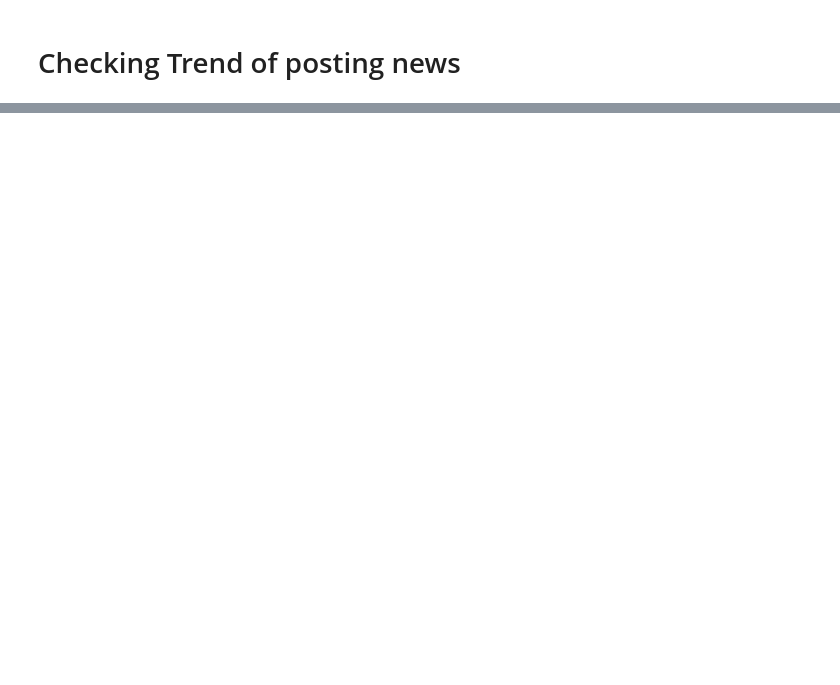
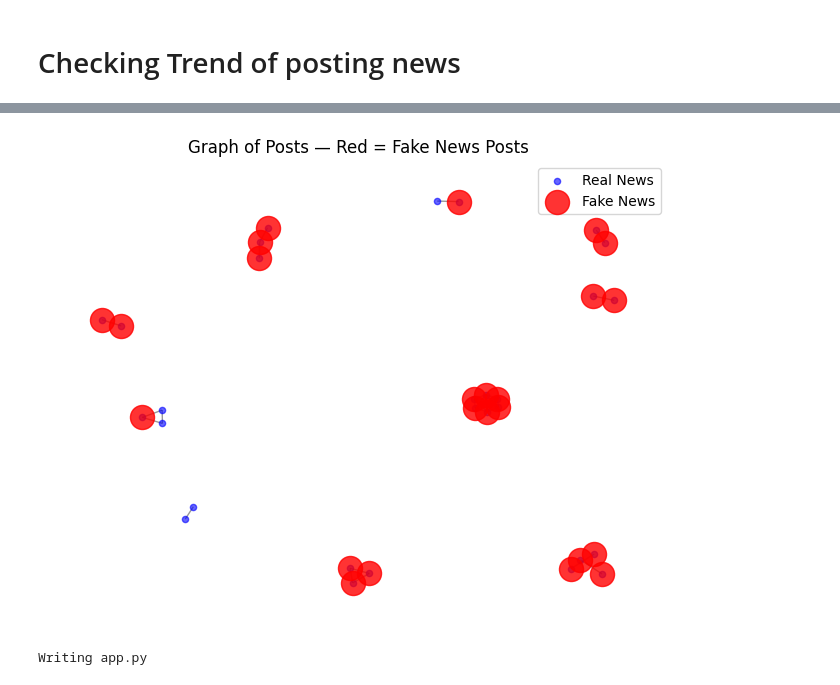
Before and after one commit to kuheli31/Fake-News-Detector, a Jupyter notebook: Fake_News_Detection.ipynb, the cells around one changed output, grey strips where cells are left out. Cells and saved outputs as stored; diff of their text form; code cells hidden in the pictures; blank space fills up the shorter version.

```diff
--- a/Fake_News_Detection.ipynb
+++ b/Fake_News_Detection.ipynb
@@ -1018,0 +1183,64 @@ Successfully installed torch-cluster-1.6.3+pt23cpu torch-geometric-2.7.0 torch-s
+# %%
+import matplotlib.pyplot as plt
+import networkx as nx
+
+# Create the graph
+G = nx.Graph()
+G.add_edges_from(edges_post_post)
+
+# Fake news node indices (make sure they exist in G)
+fake_nodes = [n for n in df_all[df_all['Predicted_Label'] == 0].index.tolist() if n in G.nodes()]
+
+# Compute positions once
+pos = nx.spring_layout(G, seed=42)
+
+# Plot
+plt.figure(figsize=(8, 6))
+nx.draw_networkx_nodes(G, pos, node_size=20, node_color='blue', alpha=0.6, label='Real News')
+nx.draw_networkx_nodes(G, pos, nodelist=fake_nodes, node_color='red', alpha=0.8, label='Fake News')
+nx.draw_networkx_edges(G, pos, alpha=0.4)
+
+plt.title("Graph of Posts — Red = Fake News Posts")
+plt.legend(scatterpoints=1, fontsize=10)
+plt.axis('off')
+plt.show()
+# %% [output]
+[figure, added]
+# %%
+%%writefile app.py
+import streamlit as st
+import pandas as pd
+import matplotlib.pyplot as plt
+import networkx as nx
+import torch
+from torch_geometric.nn import GCNConv
+import torch.nn.functional as F
+
+st.set_page_config(page_title="Fake News Detection", layout="wide")
+
+st.title("🧠 Fake News Detection using GCN + ML Models")
+st.write("Visualizing posts and relationships between Twitter and Reddit sources.")
+
+st.sidebar.header("📂 Upload Data")
+uploaded_file = st.sidebar.file_uploader("Upload a CSV file with posts", type=["csv"])
+
+if uploaded_file:
+    df = pd.read_csv(uploaded_file)
+    st.subheader("📊 Uploaded Data Preview")
+    st.dataframe(df.head())
+
+    # Example visualization
+    st.subheader("🌐 Graph Visualization")
+    G = nx.Graph()
+    for i in range(len(df)):
+        G.add_node(i)
+    nx.draw(G, with_labels=False, node_color='lightblue', alpha=0.6)
+    st.pyplot(plt)
+
+else:
+    st.info("⬆️ Please upload a CSV dataset to visualize the graph.")
+
+st.sidebar.markdown("---")
+st.sidebar.write("Developed by **Kuheli Bera** 💻")
+# %% [output]
+Writing app.py
```
Also changed, not shown: parts of 24 cells of this notebook.
